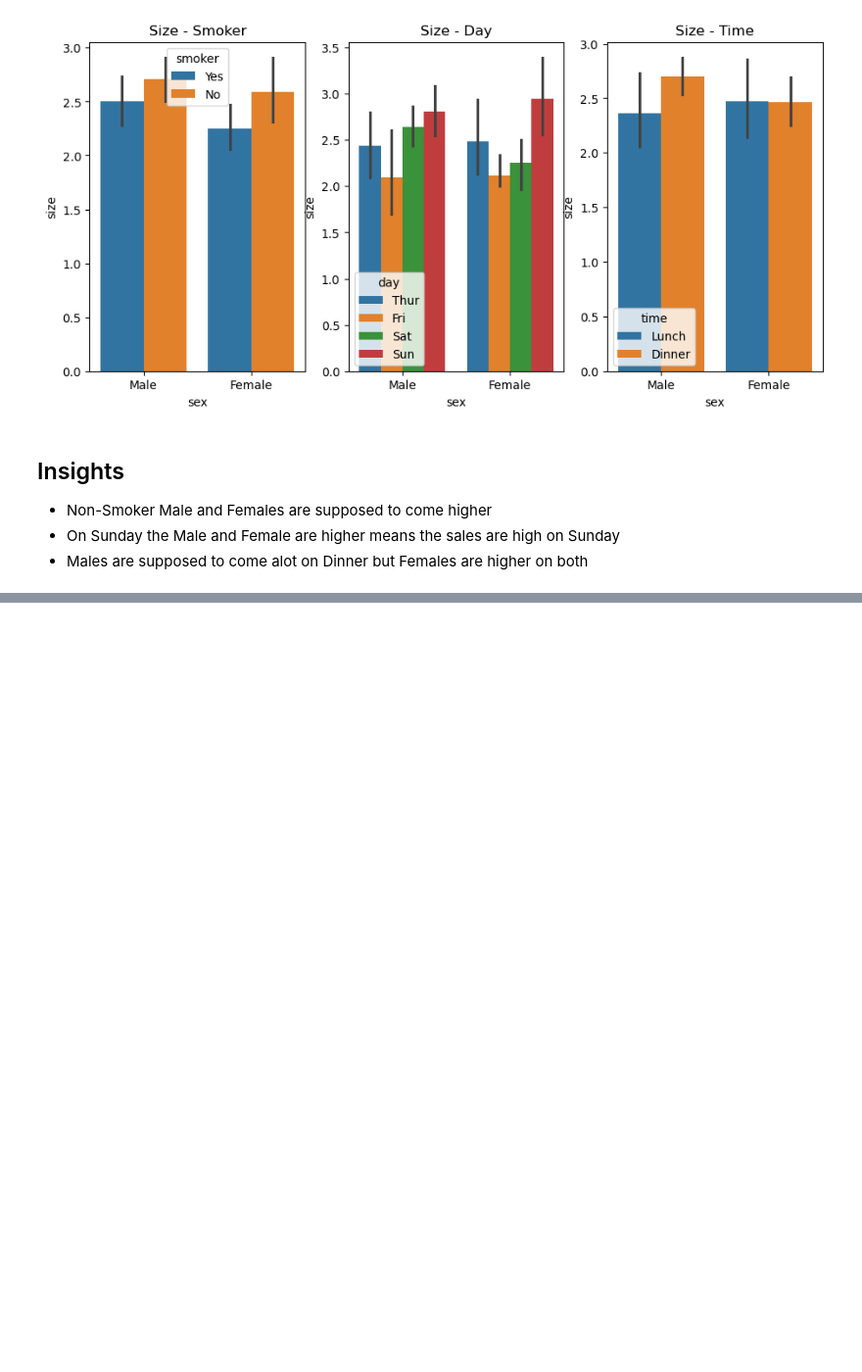
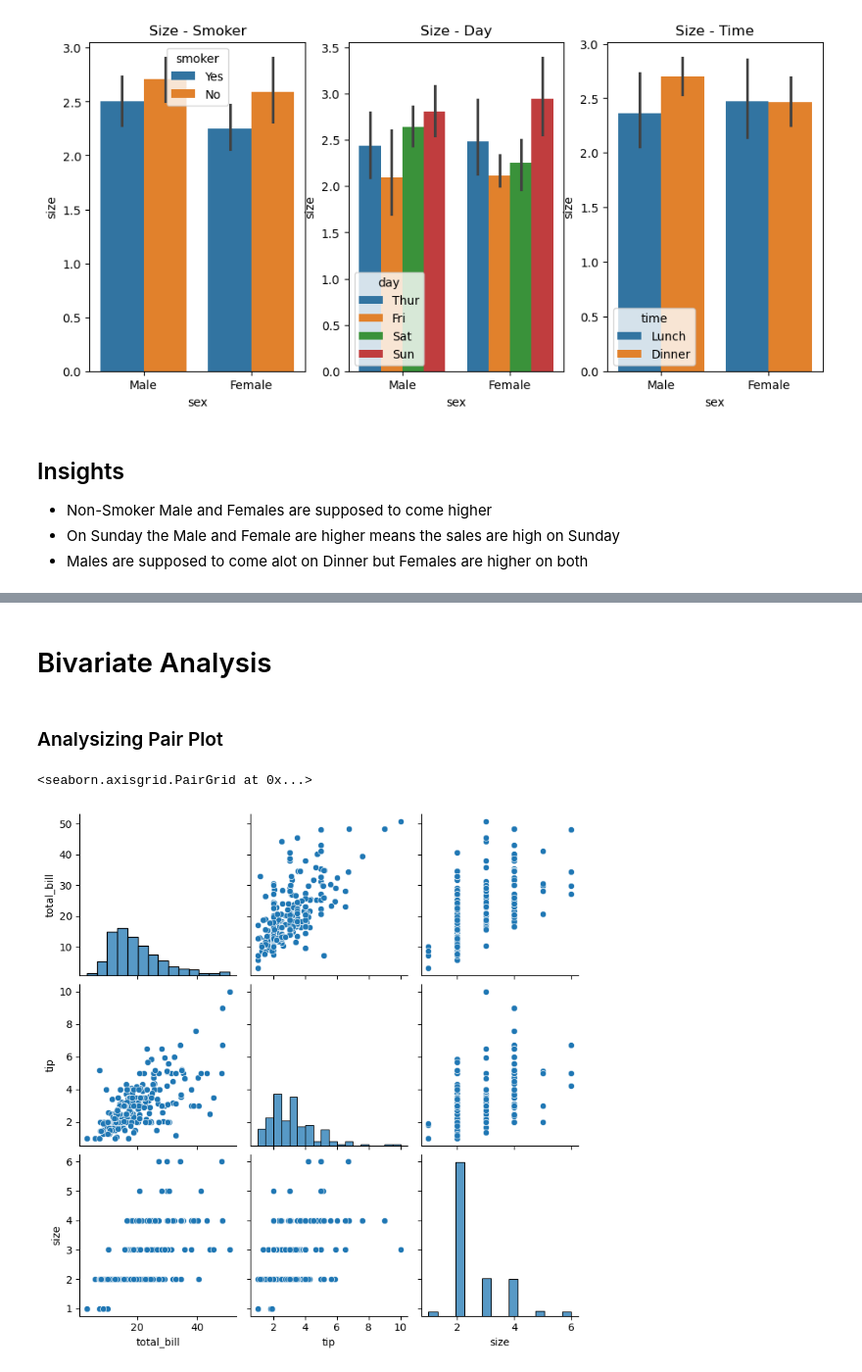
Before and after one commit to anonymous298/Exploratory_Data_Analysis, a Jupyter notebook: Notebooks/EDA_Tips_Dataset.ipynb, the cells around one changed output, grey strips where cells are left out. Shown: that part at 98% size. Drawn from its saved outputs; the diff is of its cells as text; code cells hidden in the pictures; blank space fills up the shorter version.

```diff
--- a/Notebooks/EDA_Tips_Dataset.ipynb
+++ b/Notebooks/EDA_Tips_Dataset.ipynb
@@ -198,0 +238,9 @@ df.head()
+# %% [markdown]
+# Bivariate Analysis
+# %% [markdown]
+### Analysizing Pair Plot
+# %%
+sns.pairplot(df)
+# %% [output]
+<seaborn.axisgrid.PairGrid at 0x...>
+[figure, added]
```
Also changed, not shown: parts of 19 cells of this notebook.
